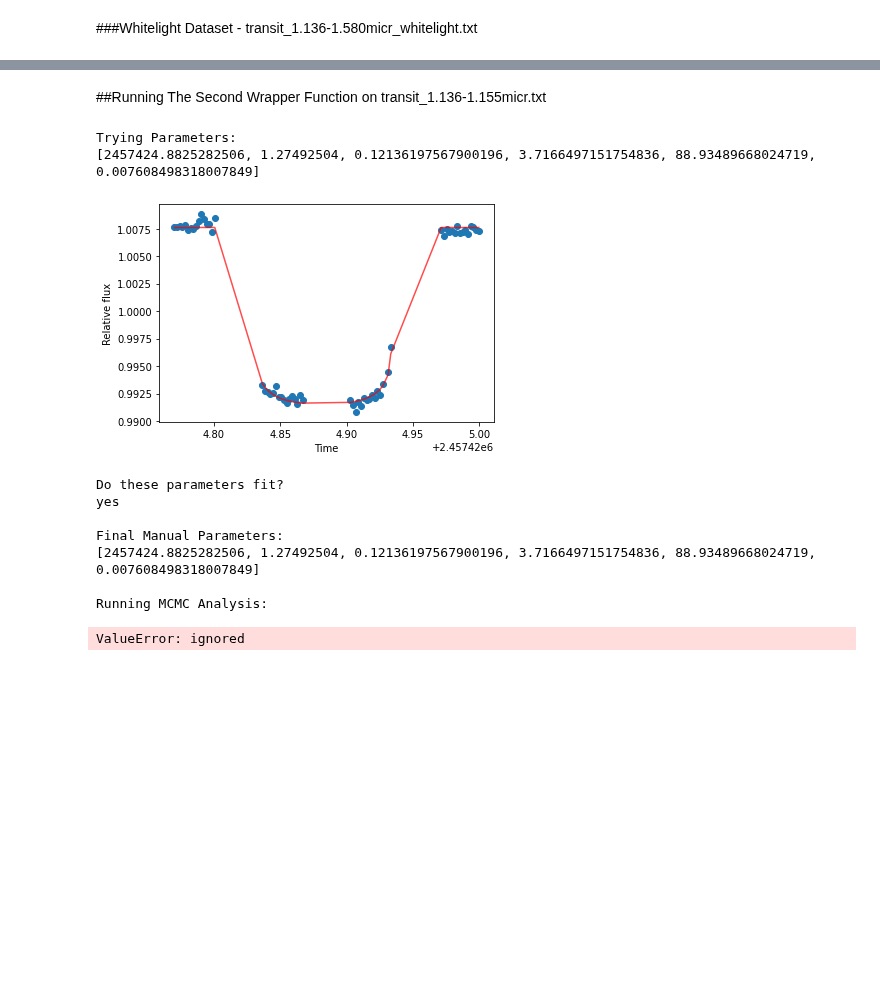
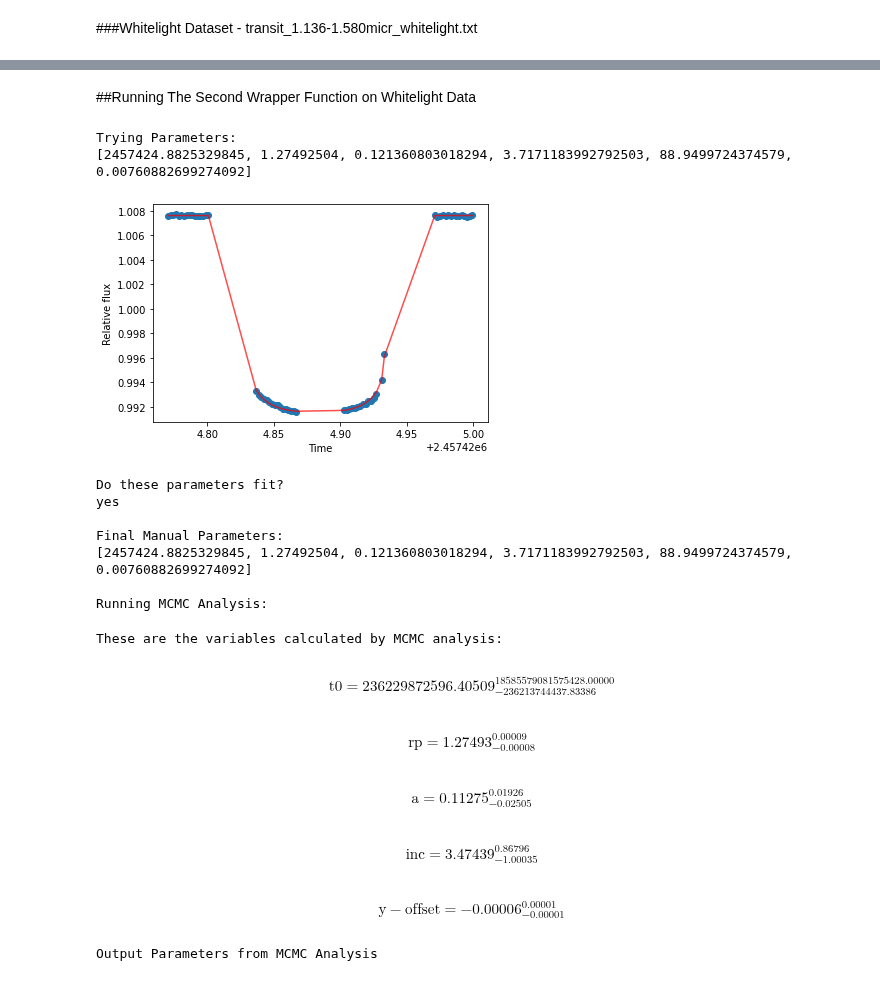
Before and after one commit to Hamza-Suleman/transiting-exoplanets, a Jupyter notebook: Wrapper_Function.ipynb, the cells around one changed output, grey strips where cells are left out. Drawn from its saved outputs; the diff is of its cells as text; code cells hidden in the pictures; blank space fills up the shorter version.

Commit message:
Secoind wrapper function works

```diff
--- a/Wrapper_Function.ipynb
+++ b/Wrapper_Function.ipynb
@@ -375,16 +398,22 @@ print(whitelight_params)
 # %% [markdown]
-##Running The Second Wrapper Function on transit_1.136-1.155micr.txt
+##Running The Second Wrapper Function on Whitelight Data
 # %%
-transit_test_one = radius_analysis("https://raw.githubusercontent.com/Hamza-Suleman/transiting-exoplanets/main/WASP-121%20Raw%20Data/transit_1.136-1.155micr.txt",whitelight_params)
+whitelight_radius_test = radius_analysis("https://raw.githubusercontent.com/Hamza-Suleman/transiting-exoplanets/main/WASP-121%20Raw%20Data/transit_1.136-1.580micr_whitelight.txt",whitelight_params,whitelight)
 # %% [output]
 Trying Parameters:
-[2457424.8825282506, 1.27492504, 0.12136197567900196, 3.7166497151754836, 88.93489668024719, 0.007608498318007849]
+[2457424.8825329845, 1.27492504, 0.121360803018294, 3.7171183992792503, 88.9499724374579, 0.00760882699274092]
-[figure, old version]
+[figure, new version]
 Do these parameters fit?
 yes
 
 Final Manual Parameters:
-[2457424.8825282506, 1.27492504, 0.12136197567900196, 3.7166497151754836, 88.93489668024719, 0.007608498318007849]
+[2457424.8825329845, 1.27492504, 0.121360803018294, 3.7171183992792503, 88.9499724374579, 0.00760882699274092]
 
 Running MCMC Analysis:
-ValueError: ignored
+These are the variables calculated by MCMC analysis:
+$$\mathrm{t0} = 236229872596.40509_{-236213744437.83386}^{18585579081575428.00000}$$
+$$\mathrm{rp} = 1.27493_{-0.00008}^{0.00009}$$
+$$\mathrm{a} = 0.11275_{-0.02505}^{0.01926}$$
+$$\mathrm{inc} = 3.47439_{-1.00035}^{0.86796}$$
+$$\mathrm{y-offset} = -0.00006_{-0.00001}^{0.00001}$$
+Output Parameters from MCMC Analysis
```
Also changed, not shown: parts of 8 cells of this notebook.
